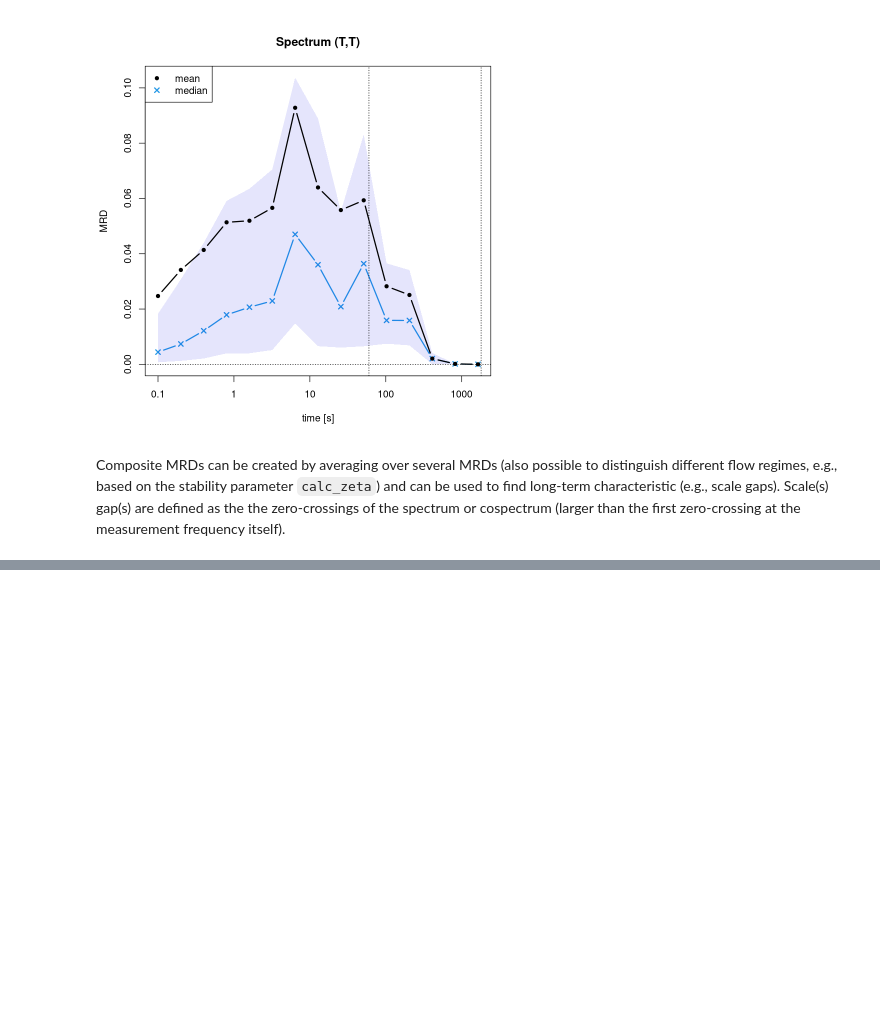
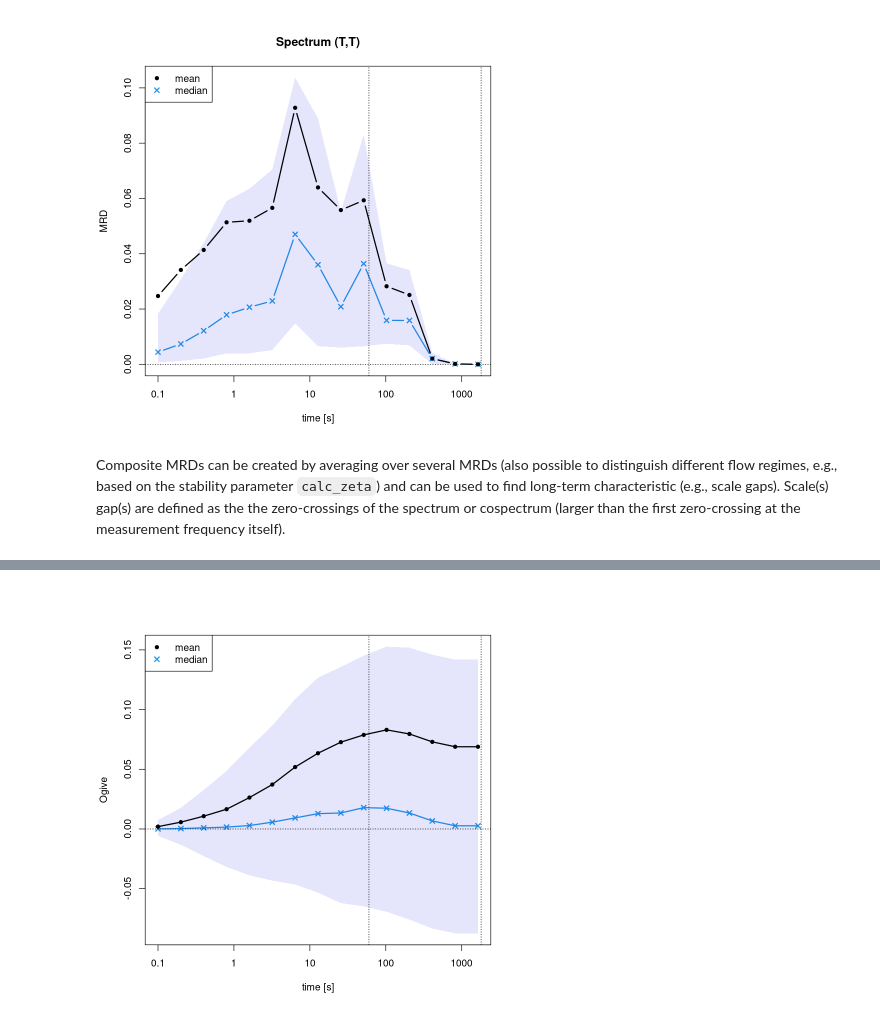
Before and after one commit to noctiluc3nt/ec_analyze, a Jupyter notebook: notebooks/04_spectra.ipynb, the cells around one changed output, grey strips where cells are left out. Cells and saved outputs as stored; diff of their text form; code cells hidden in the pictures; blank space fills up the shorter version.

```diff
--- a/notebooks/04_spectra.ipynb
+++ b/notebooks/04_spectra.ipynb
@@ -103,0 +107,4 @@ Composite MRDs can be created by averaging over several MRDs (also possible to d
+# %%
+ogive_uw=calc_ogive(mrd_uw) #from previously calculated MRD for momentum flux
+# %% [output]
+[figure, added]
```
Also changed, not shown: parts of 3 cells of this notebook, 5 other files.
